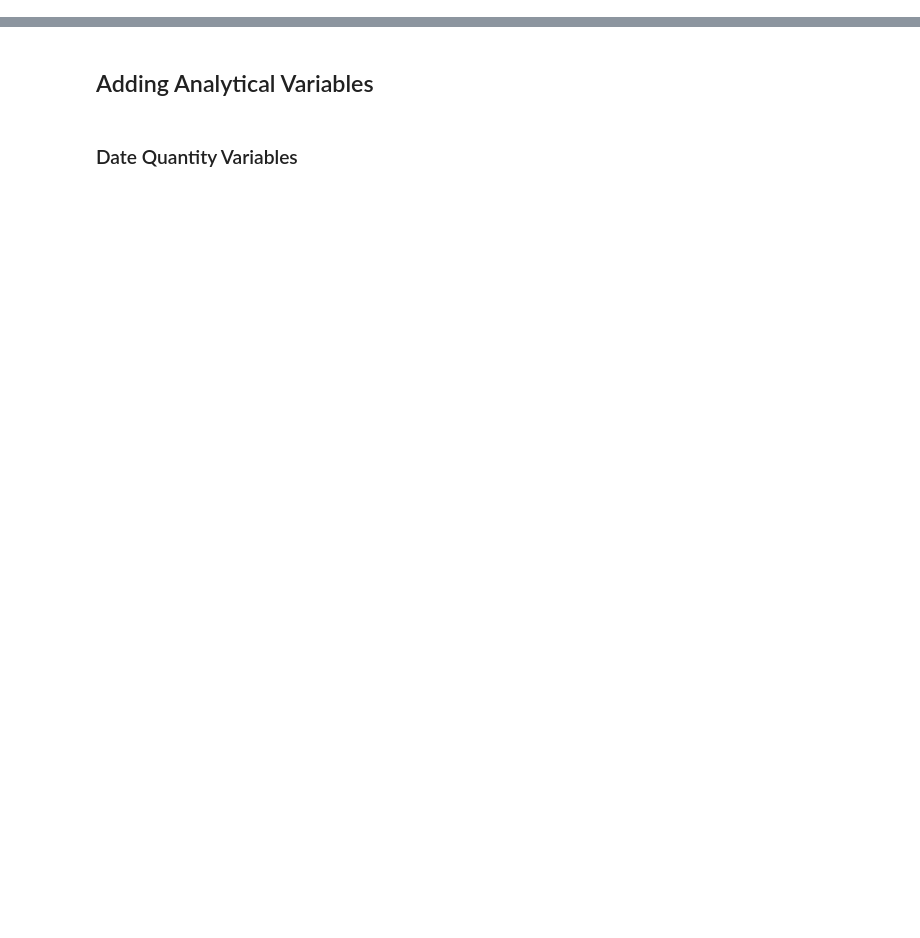
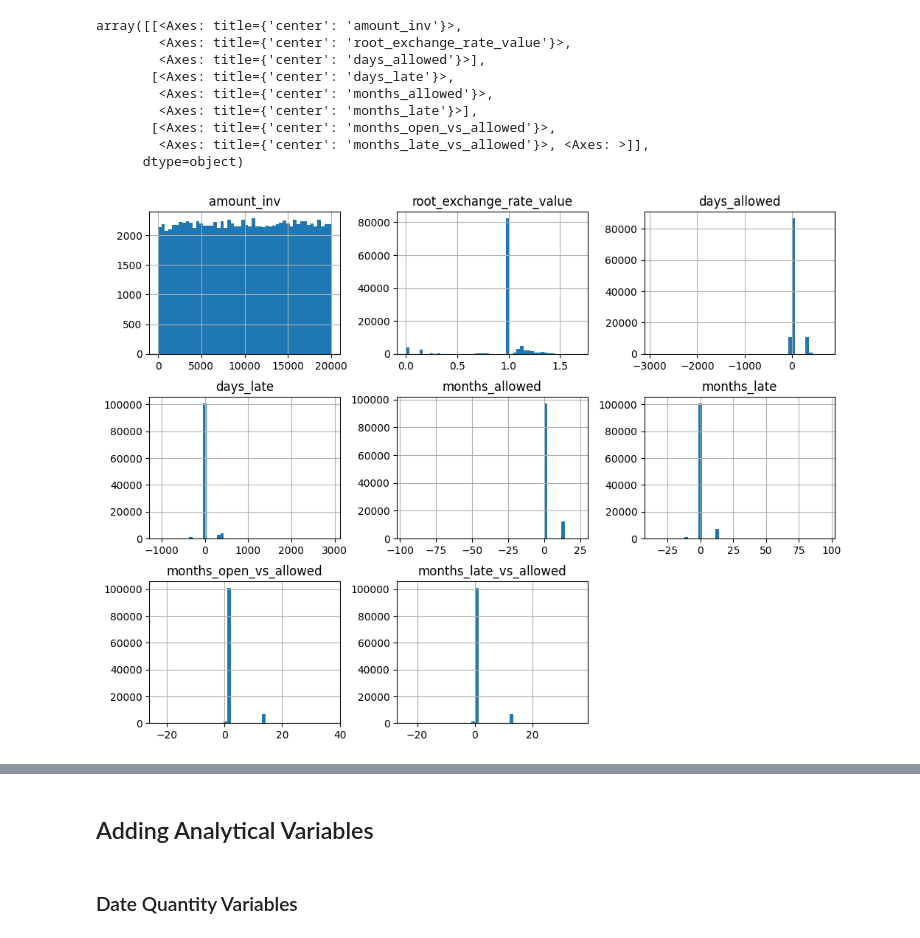
Before and after one commit to lauren7249/Data-Science-Take-Home-Project, a Jupyter notebook: data_analysis/files/exploratory.ipynb, the cells around one changed output, grey strips where cells are left out. Cells and saved outputs as stored; diff of their text form; code cells hidden in the pictures; blank space fills up the shorter version.

```diff
--- a/data_analysis/files/exploratory.ipynb
+++ b/data_analysis/files/exploratory.ipynb
@@ -40,0 +268,3 @@ How do they relate to the above?
+# %%
+cleared_invoices['months_late_vs_allowed'] = cleared_invoices.months_late/(cleared_invoices.months_allowed+1)
+cleared_invoices.months_late_vs_allowed.value_counts(normalize=True, dropna=False)
@@ -40,0 +291,13 @@ How do they relate to the above?
+# %%
+cleared_invoices.select_dtypes(include=['float']).hist(bins=50, figsize=(12, 9))
+# %% [output]
+array([[<Axes: title={'center': 'amount_inv'}>,
+        <Axes: title={'center': 'root_exchange_rate_value'}>,
+        <Axes: title={'center': 'days_allowed'}>],
+       [<Axes: title={'center': 'days_late'}>,
+        <Axes: title={'center': 'months_allowed'}>,
+        <Axes: title={'center': 'months_late'}>],
+       [<Axes: title={'center': 'months_open_vs_allowed'}>,
+        <Axes: title={'center': 'months_late_vs_allowed'}>, <Axes: >]],
+      dtype=object)
+[figure, added]
```
Also changed, not shown: parts of 59 cells of this notebook, 13 other files.
